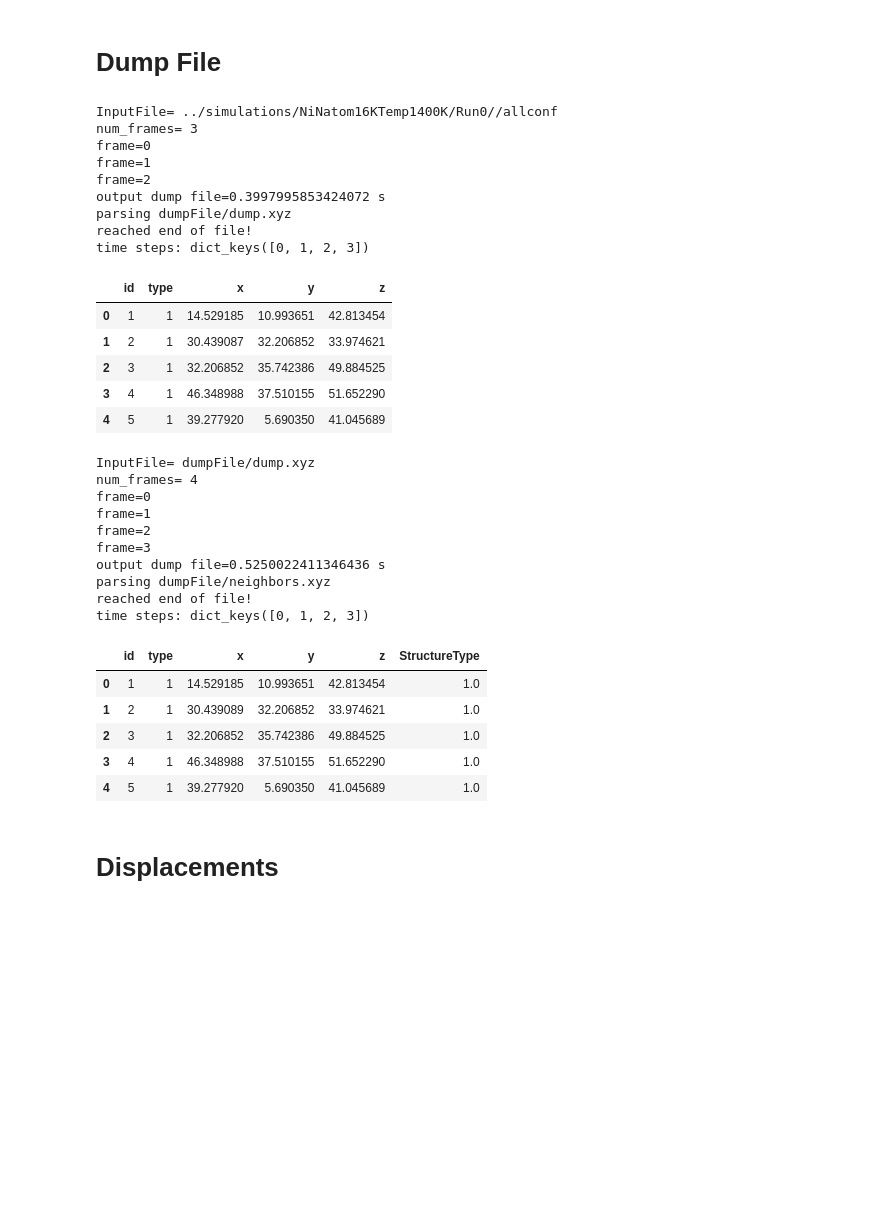
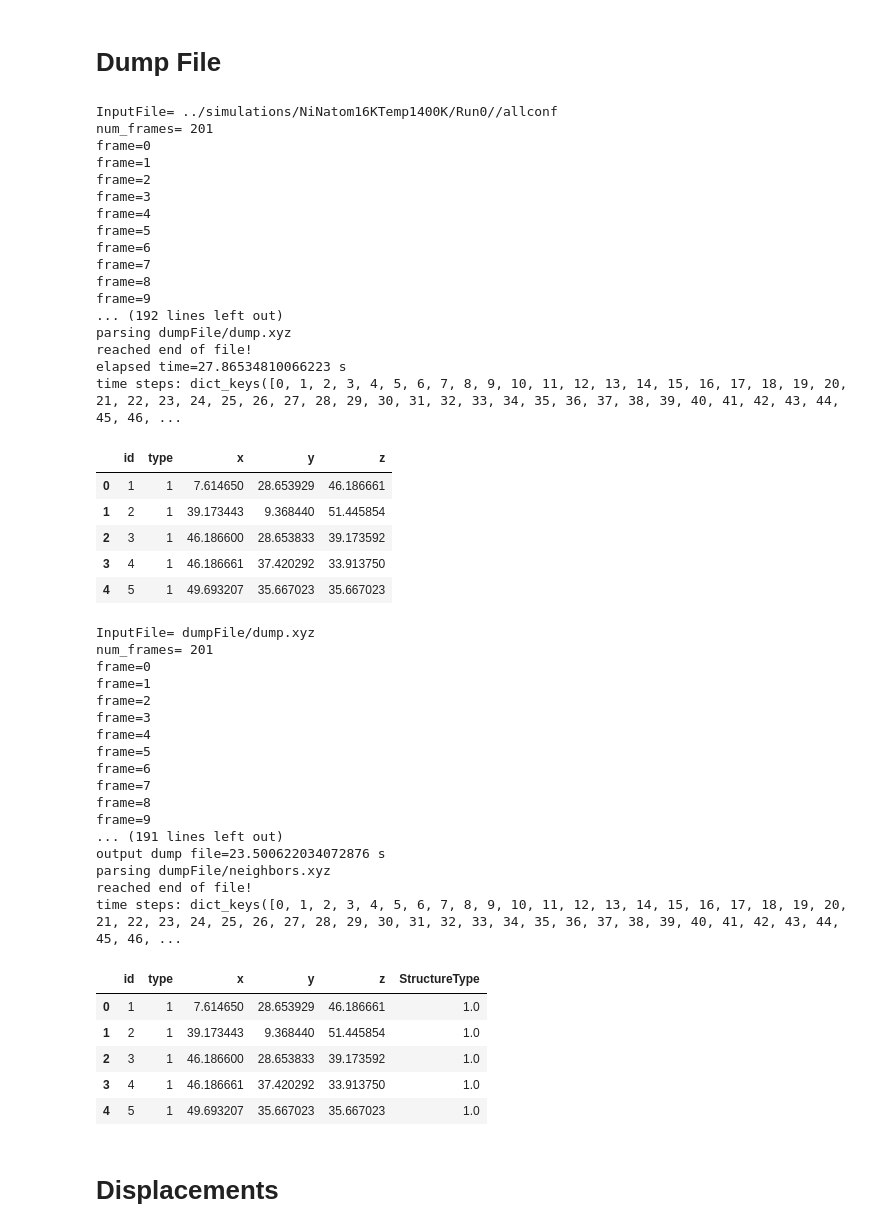
Before and after one commit to kkarimi62/vacancyDiffusion, a Jupyter notebook: postproc/postproc.ipynb, the cells around one changed output. Saved outputs shown, nothing was run; the diff lists cells and outputs as text; code cells hidden in the pictures; blank space fills up the shorter version.

```diff
--- a/postproc/postproc.ipynb
+++ b/postproc/postproc.ipynb
@@ -200,64 +200,81 @@ print('output dump file=%s s'%(time.time()-t0))
 
 #--- parse dump files
 print('parsing %s'%(outpt))
+t0=time.time()
 lmpData = lp.ReadDumpFile( '%s'%(outpt) )
-lmpData.GetCords( ncount = sys.maxsize,
-                )
+lmpData.GetCords( ncount = sys.maxsize)
+print('elapsed time=%s s'%(time.time()-t0))
+
 print('time steps:',lmpData.coord_atoms_broken.keys())
 display(lmpData.coord_atoms_broken[0].head())
 
 #--- add timescales
 lmpData.times = np.loadtxt(datFile)[:,0]
 
 #--- parse headers
 lmpData.headers = pd.DataFrame(np.loadtxt(outpt_headers),columns=["Barrier", "Energy", "Step", "Time"])
 
 #--- common neighbor analysis
 dumpFile = 'dumpFile/dump.xyz'
 outpt = 'dumpFile/neighbors.xyz'
 t0=time.time()
 !ovitos $lib_path/OvitosCna.py $dumpFile $outpt 1 0
 print('output dump file=%s s'%(time.time()-t0))
 
 #--- parse dump files
 print('parsing %s'%(outpt))
 lmpCna = lp.ReadDumpFile( '%s'%(outpt) )
 lmpCna.GetCords( ncount = sys.maxsize,
                 )
 print('time steps:',lmpCna.coord_atoms_broken.keys())
 display(lmpCna.coord_atoms_broken[0].head())
 # %% [output]
 InputFile= ../simulations/NiNatom16KTemp1400K/Run0//allconf
-num_frames= 3
+num_frames= 201
 frame=0
 frame=1
 frame=2
-output dump file=0.3997995853424072 s
+frame=3
+frame=4
+frame=5
+frame=6
+frame=7
+frame=8
+frame=9
+... (192 lines left out)
 parsing dumpFile/dump.xyz
 reached end of file!
-time steps: dict_keys([0, 1, 2, 3])
+elapsed time=27.86534810066223 s
+time steps: dict_keys([0, 1, 2, 3, 4, 5, 6, 7, 8, 9, 10, 11, 12, 13, 14, 15, 16, 17, 18, 19, 20, 21, 22, 23, 24, 25, 26, 27, 28, 29, 30, 31, 32, 33, 34, 35, 36, 37, 38, 39, 40, 41, 42, 43, 44, 45, 46, ...
 |  | id | type | x | y | z |
-| 0 | 1 | 1 | 14.529185 | 10.993651 | 42.813454 |
-| 1 | 2 | 1 | 30.439087 | 32.206852 | 33.974621 |
-| 2 | 3 | 1 | 32.206852 | 35.742386 | 49.884525 |
-| 3 | 4 | 1 | 46.348988 | 37.510155 | 51.652290 |
-| 4 | 5 | 1 | 39.277920 | 5.690350 | 41.045689 |
+| 0 | 1 | 1 | 7.614650 | 28.653929 | 46.186661 |
+| 1 | 2 | 1 | 39.173443 | 9.368440 | 51.445854 |
+| 2 | 3 | 1 | 46.186600 | 28.653833 | 39.173592 |
+| 3 | 4 | 1 | 46.186661 | 37.420292 | 33.913750 |
+| 4 | 5 | 1 | 49.693207 | 35.667023 | 35.667023 |
 InputFile= dumpFile/dump.xyz
-num_frames= 4
+num_frames= 201
 frame=0
 frame=1
 frame=2
 frame=3
-output dump file=0.5250022411346436 s
+frame=4
+frame=5
+frame=6
+frame=7
+frame=8
+frame=9
+... (191 lines left out)
+output dump file=23.500622034072876 s
 parsing dumpFile/neighbors.xyz
 reached end of file!
-time steps: dict_keys([0, 1, 2, 3])
+time steps: dict_keys([0, 1, 2, 3, 4, 5, 6, 7, 8, 9, 10, 11, 12, 13, 14, 15, 16, 17, 18, 19, 20, 21, 22, 23, 24, 25, 26, 27, 28, 29, 30, 31, 32, 33, 34, 35, 36, 37, 38, 39, 40, 41, 42, 43, 44, 45, 46, ...
 |  | id | type | x | y | z | StructureType |
-| 0 | 1 | 1 | 14.529185 | 10.993651 | 42.813454 | 1.0 |
-| 1 | 2 | 1 | 30.439089 | 32.206852 | 33.974621 | 1.0 |
-| 2 | 3 | 1 | 32.206852 | 35.742386 | 49.884525 | 1.0 |
-| 3 | 4 | 1 | 46.348988 | 37.510155 | 51.652290 | 1.0 |
-| 4 | 5 | 1 | 39.277920 | 5.690350 | 41.045689 | 1.0 |
+| 0 | 1 | 1 | 7.614650 | 28.653929 | 46.186661 | 1.0 |
+| 1 | 2 | 1 | 39.173443 | 9.368440 | 51.445854 | 1.0 |
+| 2 | 3 | 1 | 46.186600 | 28.653833 | 39.173592 | 1.0 |
+| 3 | 4 | 1 | 46.186661 | 37.420292 | 33.913750 | 1.0 |
+| 4 | 5 | 1 | 49.693207 | 35.667023 | 35.667023 | 1.0 |
 # %%
 def AddRndStrs(df):
     df['sxx']=np.random.normal(size=len(df))
```
Also changed, not shown: parts of 6 cells of this notebook.
